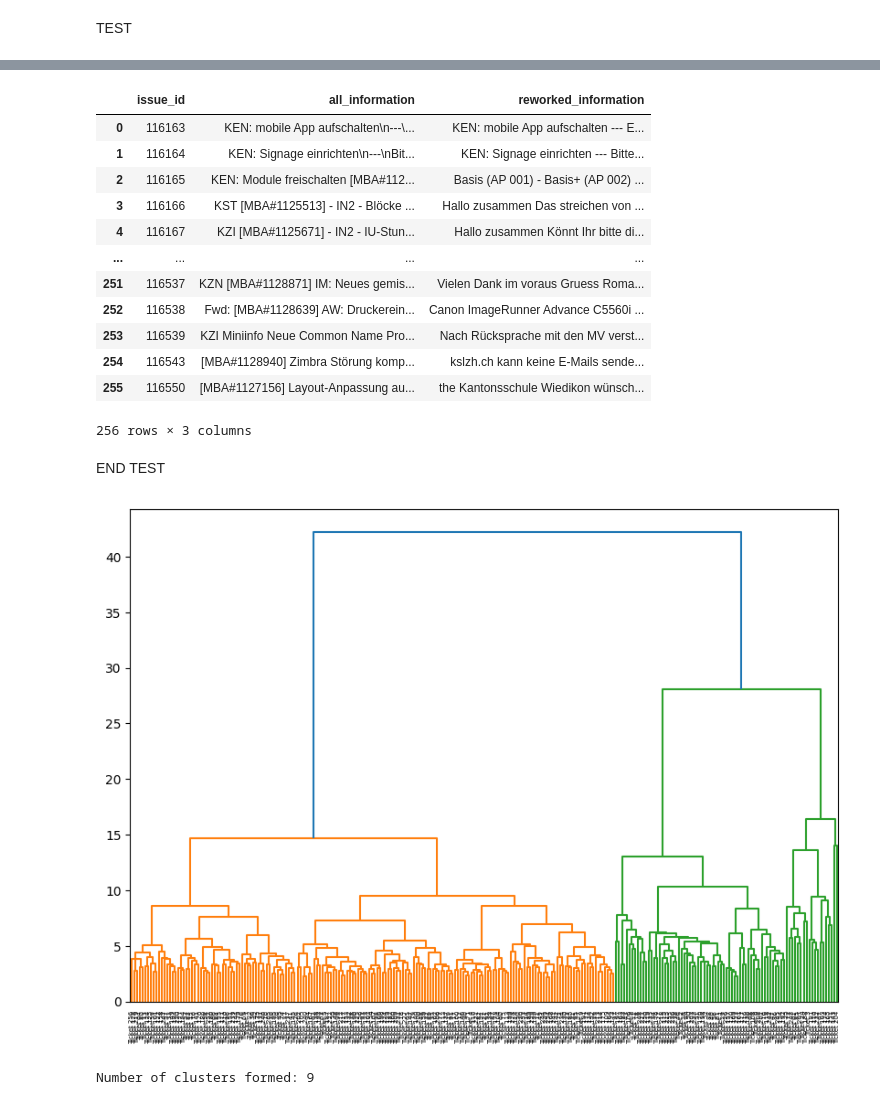
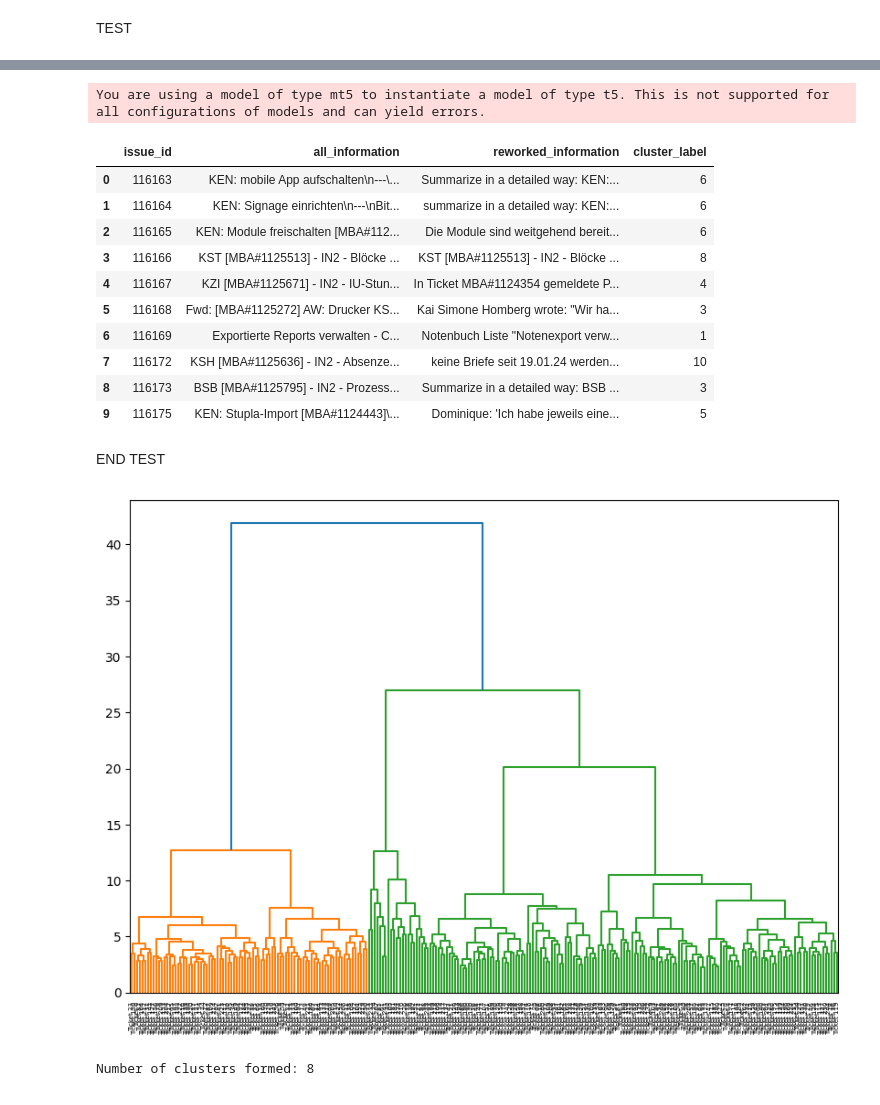
Before and after one commit to andipasti/Flutter-one, a Jupyter notebook: Leeds_MT_Classic_LLM_BERT.ipynb, the cells around one changed output, grey strips where cells are left out. Saved outputs shown, nothing was run; the diff lists cells and outputs as text; code cells hidden in the pictures.

```diff
--- a/Leeds_MT_Classic_LLM_BERT.ipynb
+++ b/Leeds_MT_Classic_LLM_BERT.ipynb
@@ -119 +104,9 @@ Special tokens have been added in the vocabulary, make sure the associated word
+# %%
+from transformers import T5Tokenizer, T5ForConditionalGeneration
+
+model_name = "google/mt5-large"  # You can choose from 'mt5-small', 'mt5-base', 'mt5-large', 'mt5-xl', 'mt5-xxl'
+tokenizer = T5Tokenizer.from_pretrained(model_name)
+model = T5ForConditionalGeneration.from_pretrained(model_name)
+# %% [output]
+You are using a model of type mt5 to instantiate a model of type t5. This is not supported for all configurations of models and can yield errors.
 # %%
@@ -135,10 +131,10 @@ def rework_ticket_description_with_t5(ticket_text):
 file_path = './drive/Othercomputers/X1/code/datas_ready.json';
 
 # if we can use the file:
-df = pd.read_json(file_path, orient='records', lines=True)
+#df = pd.read_json(file_path, orient='records', lines=True)
 
 # if file does not exist or we need to create it again
-#df['reworked_information'] = df['all_information'].apply(rework_ticket_description_with_t5)
+df['reworked_information'] = df['all_information'].apply(rework_ticket_description_with_bart)
 
 
 # Display the processed ticket descriptions
@@ -147,63 +143,56 @@ df.head()
 # Save to JSON
 df.to_json(file_path, orient="records", lines=True)
 # %%
-df
+df.head(10)
 # %% [output]
-|  | issue_id | all_information | reworked_information |
-| 0 | 116163 | KEN: mobile App aufschalten\n---\... | KEN: mobile App aufschalten --- E... |
-| 1 | 116164 | KEN: Signage einrichten\n---\nBit... | KEN: Signage einrichten --- Bitte... |
-| 2 | 116165 | KEN: Module freischalten [MBA#112... | Basis (AP 001) - Basis+ (AP 002) ... |
-| 3 | 116166 | KST [MBA#1125513] - IN2 - Blöcke ... | Hallo zusammen Das streichen von ... |
-| 4 | 116167 | KZI [MBA#1125671] - IN2 - IU-Stun... | Hallo zusammen Könnt Ihr bitte di... |
-| ... | ... | ... | ... |
-| 251 | 116537 | KZN [MBA#1128871] IM: Neues gemis... | Vielen Dank im voraus Gruess Roma... |
-| 252 | 116538 | Fwd: [MBA#1128639] AW: Druckerein... | Canon ImageRunner Advance C5560i ... |
-| 253 | 116539 | KZI Miniinfo Neue Common Name Pro... | Nach Rücksprache mit den MV verst... |
-| 254 | 116543 | [MBA#1128940] Zimbra Störung komp... | kslzh.ch kann keine E-Mails sende... |
-| 255 | 116550 | [MBA#1127156] Layout-Anpassung au... | the Kantonsschule Wiedikon wünsch... |
+|  | issue_id | all_information | reworked_information | cluster_label |
+| 0 | 116163 | KEN: mobile App aufschalten\n---\... | Summarize in a detailed way: KEN:... | 6 |
+| 1 | 116164 | KEN: Signage einrichten\n---\nBit... | summarize in a detailed way: KEN:... | 6 |
+| 2 | 116165 | KEN: Module freischalten [MBA#112... | Die Module sind weitgehend bereit... | 6 |
+| 3 | 116166 | KST [MBA#1125513] - IN2 - Blöcke ... | KST [MBA#1125513] - IN2 - Blöcke ... | 8 |
+| 4 | 116167 | KZI [MBA#1125671] - IN2 - IU-Stun... | In Ticket MBA#1124354 gemeldete P... | 4 |
+| 5 | 116168 | Fwd: [MBA#1125272] AW: Drucker KS... | Kai Simone Homberg wrote: "Wir ha... | 3 |
+| 6 | 116169 | Exportierte Reports verwalten - C... | Notenbuch Liste "Notenexport verw... | 1 |
+| 7 | 116172 | KSH [MBA#1125636] - IN2 - Absenze... | keine Briefe seit 19.01.24 werden... | 10 |
+| 8 | 116173 | BSB [MBA#1125795] - IN2 - Prozess... | Summarize in a detailed way: BSB ... | 3 |
+| 9 | 116175 | KEN: Stupla-Import [MBA#1124443]\... | Dominique: 'Ich habe jeweils eine... | 5 |
-256 rows × 3 columns
 # %% [markdown]
 END TEST
 # %%
-# TEST VERSIONfrom transformers import AutoTokenizer, AutoModel
+from transformers import AutoTokenizer, AutoModel
 import torch
-from scipy.cluster.hierarchy import dendrogram, linkage
-import matplotlib.pyplot as plt
-import pandas as pd
-from transformers import AutoTokenizer, AutoModel, AutoModelForSeq2SeqLM
 
+# For German-specific text processing, you can use a German BERT model
+model_name = 'dbmdz/bert-base-german-cased'
 
-# Assuming df is your DataFrame
-# Load pre-trained model tokenizer and model
-tokenizer = AutoTokenizer.from_pretrained('bert-base-uncased')
-model = AutoModel.from_pretrained('bert-base-uncased')
+tokenizer = AutoTokenizer.from_pretrained(model_name)
+model = AutoModel.from_pretrained(model_name)
 
-# Function to get embeddings
 def get_bert_embeddings(texts):
     model.eval()  # Ensure the model is in evaluation mode
+    embeddings = []
     with torch.no_grad():
-        embeddings = []
         for text in texts:
             inputs = tokenizer(text, return_tensors="pt", padding=True, truncation=True, max_length=512)
             outputs = model(**inputs)
-            # Use mean pooling for sentence-level embeddings
             embeddings.append(outputs.last_hidden_state.mean(dim=1).squeeze().cpu().numpy())
     return embeddings
 
-# Generate embeddings from your DataFrame's 'reworked_information' column
+# Assume 'df' is your DataFrame and it contains a column 'reworked_information' with German text
 embeddings = get_bert_embeddings(df['reworked_information'].tolist())
+
 
 # Perform hierarchical clustering
 Z = linkage(embeddings, 'ward')
 
 # Plot the dendrogram to visualize clusters
 plt.figure(figsize=(10, 7))
 # Use DataFrame index or a specific identifier column if you prefer
 ticket_labels = [f'Ticket {i+1}' for i in range(len(df))]
 dendrogram(Z, labels=ticket_labels)
 plt.show()
 # %% [output]
-[figure, old version]
+[figure, new version]
 # %%
 ### how many clusters do we have after the hierarchical clusteirng?
 from scipy.cluster.hierarchy import fcluster
@@ -224,7 +213,7 @@ num_clusters = np.unique(cluster_labels).size
 
 print(f"Number of clusters formed: {num_clusters}")
 # %% [output]
-Number of clusters formed: 9
+Number of clusters formed: 8
 # %%
 df.head()
 # %% [output]
```
Also changed, not shown: parts of 8 cells of this notebook.
